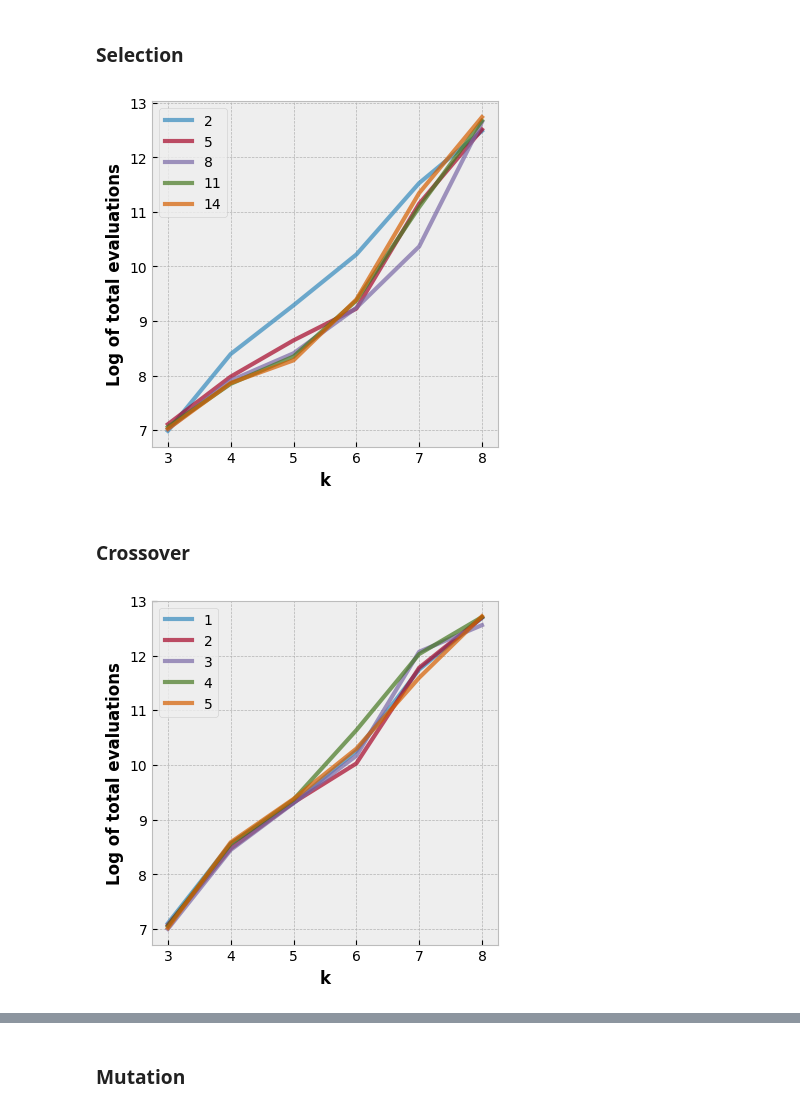
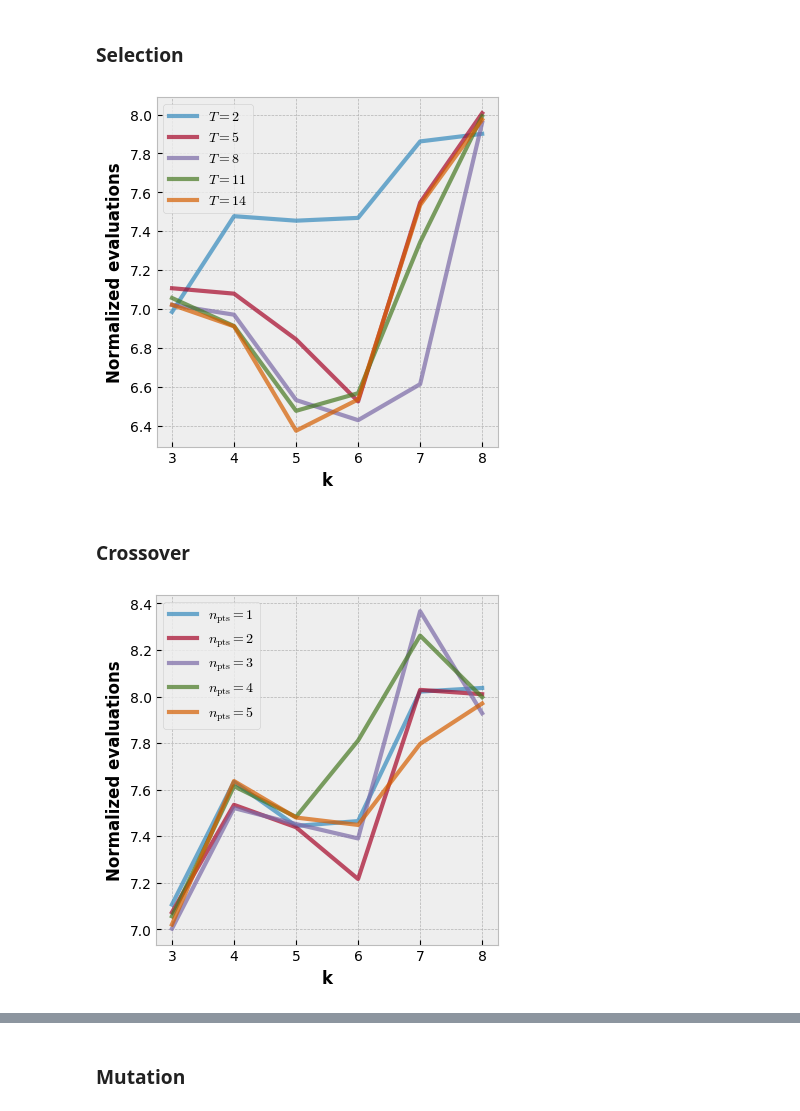
Before and after one commit to mantasu/nat2324, a Jupyter notebook: notebooks/problem2.ipynb, the cells around one changed output, grey strips where cells are left out. Drawn from its saved outputs; the diff is of its cells as text; code cells hidden in the pictures.

```diff
--- a/notebooks/problem2.ipynb
+++ b/notebooks/problem2.ipynb
@@ -197,12 +151,17 @@ results = run_optimization_experiment(
 )
 
 # Check the average number of total evaluations
-num_eval = results[('N', 'K')][:, :, 1:2].mean(axis=1)
+num_eval = results[('N', 'K')][:, 0, 1:2].mean(axis=1)
+xticks = [nk[1] for nk in experiment_setup[("N", "K")]]
 
-# Visualize the results on a plot
-visualize_optimization_experiments(
-    xs={"k": [nk[1] for nk in experiment_setup[("N", "K")]]},
-    ys={"Log of total evaluations": np.log(num_eval)},
-    filepath="../experiments/problem2/plots/absolute_k.png",
-)
+# Visualize the results on a bar plot
+plt.bar(xticks, num_eval)
+plt.xticks(xticks)
+plt.yscale("log")
+plt.xlabel("k", fontsize=12, fontweight="bold")
+plt.ylabel("Total evaluations", fontsize=12, fontweight="bold")
+plt.style.use("bmh")
+plt.tight_layout()
+plt.savefig("../experiments/problem2/plots/absolute_k.png", dpi=300)
+plt.show()
 # %% [output]
@@ -256,37 +216,40 @@ visualize_optimization_experiments(
 experiment_setup  = {
     'K': [3, 4, 5, 6, 7, 8],
     "tournament_size": np.arange(2, 15, 3),
 }
 
 # Setup static params
 default_kwargs = {
     "crossover_type": "row_col_swap",
     "mutation_type": "bit_flip",
     "max_generations": 1000,
     "best_score": 1,
     "returnable": ("score", "num_evaluations"),
     "patience": None,
 }
 
 # Run the experiment based on variable params
 results = run_optimization_experiment(
     experiment_callback,
     experiment_setup,
     default_kwargs,
     num_runs=50,
     is_cartesian_product=True,
     dirname="../experiments/problem2/runs",
 )
 
-# # Visualize the results on a plot
+# Normalize the results (compute the log and subtract the slope)
+y_norm = lognorm(experiment_setup["K"], results[('K', "tournament_size")][:, :, 1])
+
+# Visualize the results on a plot
 visualize_optimization_experiments(
     xs={"k": experiment_setup['K']},
-    ys={"Log of total evaluations": np.log(results[('K', "tournament_size")][:, :, 1])},
-    curve_labels=list(experiment_setup["tournament_size"]),
+    ys={"Normalized evaluations": y_norm},
+    curve_labels=[f"$T = {t}$" for t in experiment_setup["tournament_size"]],
     filepath="../experiments/problem2/plots/tournament_size.png",
 )
 # %% [output]
-[figure, old version]
+[figure, new version]
 # %% [markdown]
 ### Crossover
 # %%
@@ -317,18 +280,19 @@ results = run_optimization_experiment(
     dirname="../experiments/problem2/runs",
 )
 
+# Normalize the results (compute the log and subtract the slope)
+y_norm = lognorm(experiment_setup["K"], results[('K', "num_cross_points")][:, :, 1])
+
 # Visualize the results on a plot
 visualize_optimization_experiments(
-    # xs={"Number of points": experiment_setup["num_cross_points"]},
     xs={"k": experiment_setup["K"]},
-    ys={"Log of total evaluations": np.log(results[('K', "num_cross_points")][:, :, 1])},
-    # curve_labels=[f"k={k}" for k in experiment_setup["K"]],
-    curve_labels=list(experiment_setup["num_cross_points"]),
+    ys={"Normalized evaluations": y_norm},
+    curve_labels=[f"$n_{{\\text{{pts}}}} = {n}$" for n in experiment_setup["num_cross_points"]],
     ignore_suffix_y=True,
     filepath="../experiments/problem2/plots/num_cross_points.png",
 )
 # %% [output]
-[figure, old version]
+[figure, new version]
 # %%
 # Setup variable params
 experiment_setup = {
```
Also changed, not shown: parts of 13 cells of this notebook, 19 other files.
